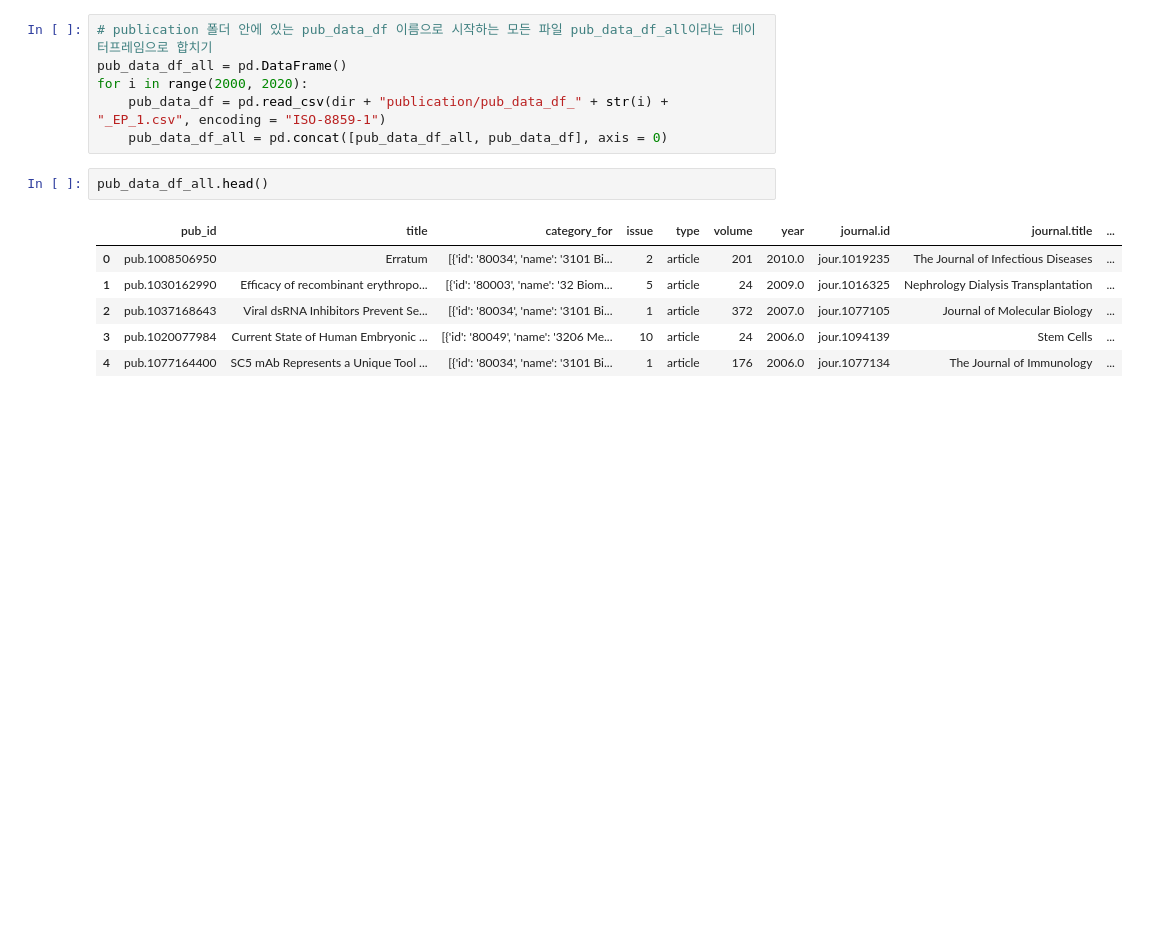
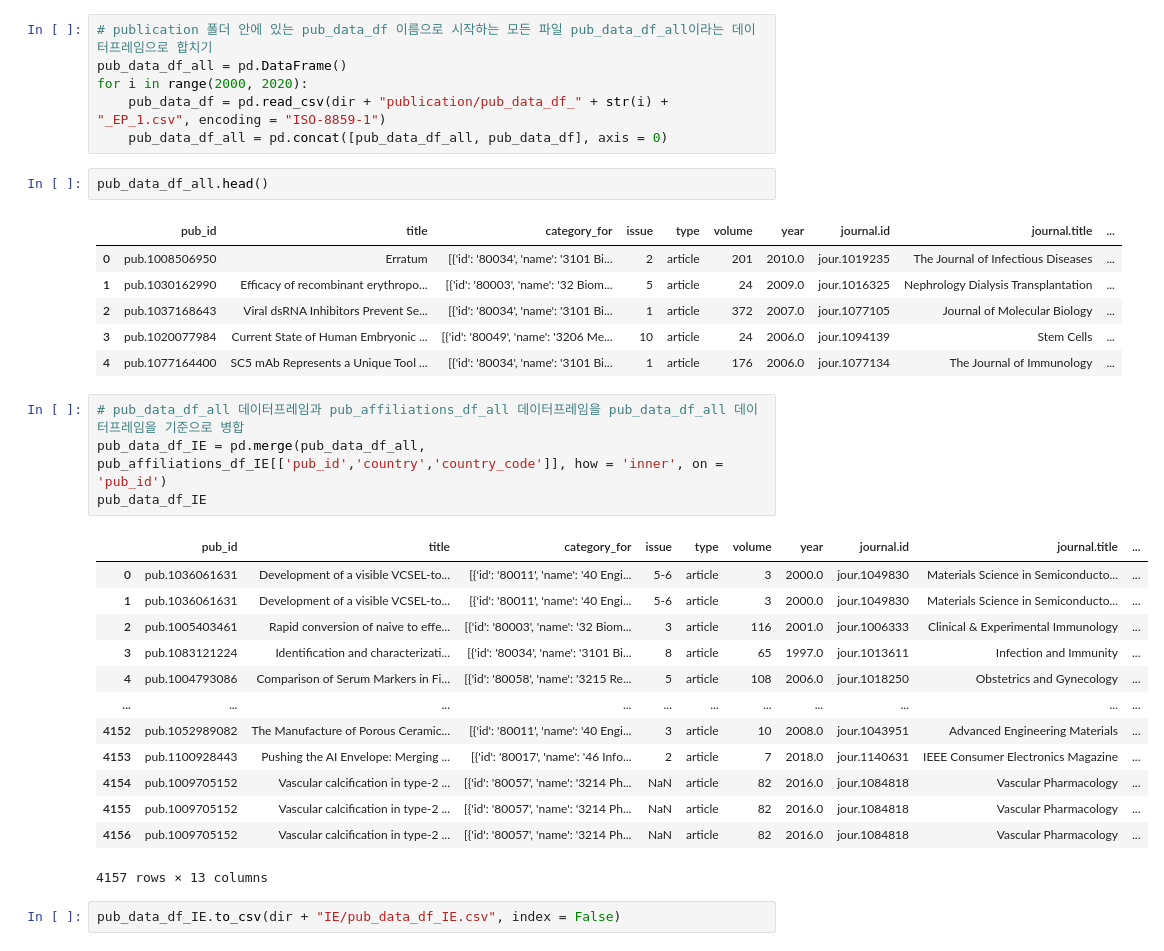
Before and after one commit to awekim/dimensions_data, a Jupyter notebook: Dimensions_IE_extraction.ipynb, the cells around one changed output. Cells and saved outputs as stored; diff of their text form; blank space fills up the shorter version.

```diff
--- a/Dimensions_IE_extraction.ipynb
+++ b/Dimensions_IE_extraction.ipynb
@@ -100,3 +96,23 @@ pub_data_df_all.head()
 | 2 | pub.1037168643 | Viral dsRNA Inhibitors Prevent Se... | [{'id': '80034', 'name': '3101 Bi... | 1 | article | 372 | 2007.0 | jour.1077105 | Journal of Molecular Biology | ... |
 | 3 | pub.1020077984 | Current State of Human Embryonic ... | [{'id': '80049', 'name': '3206 Me... | 10 | article | 24 | 2006.0 | jour.1094139 | Stem Cells | ... |
 | 4 | pub.1077164400 | SC5 mAb Represents a Unique Tool ... | [{'id': '80034', 'name': '3101 Bi... | 1 | article | 176 | 2006.0 | jour.1077134 | The Journal of Immunology | ... |
+# %%
+# pub_data_df_all 데이터프레임과 pub_affiliations_df_all 데이터프레임을 pub_data_df_all 데이터프레임을 기준으로 병합
+pub_data_df_IE = pd.merge(pub_data_df_all, pub_affiliations_df_IE[['pub_id','country','country_code']], how = 'inner', on = 'pub_id')
+pub_data_df_IE
+# %% [output]
+|  | pub_id | title | category_for | issue | type | volume | year | journal.id | journal.title | ... |
+| 0 | pub.1036061631 | Development of a visible VCSEL-to... | [{'id': '80011', 'name': '40 Engi... | 5-6 | article | 3 | 2000.0 | jour.1049830 | Materials Science in Semiconducto... | ... |
+| 1 | pub.1036061631 | Development of a visible VCSEL-to... | [{'id': '80011', 'name': '40 Engi... | 5-6 | article | 3 | 2000.0 | jour.1049830 | Materials Science in Semiconducto... | ... |
+| 2 | pub.1005403461 | Rapid conversion of naive to effe... | [{'id': '80003', 'name': '32 Biom... | 3 | article | 116 | 2001.0 | jour.1006333 | Clinical & Experimental Immunology | ... |
+| 3 | pub.1083121224 | Identification and characterizati... | [{'id': '80034', 'name': '3101 Bi... | 8 | article | 65 | 1997.0 | jour.1013611 | Infection and Immunity | ... |
+| 4 | pub.1004793086 | Comparison of Serum Markers in Fi... | [{'id': '80058', 'name': '3215 Re... | 5 | article | 108 | 2006.0 | jour.1018250 | Obstetrics and Gynecology | ... |
+| ... | ... | ... | ... | ... | ... | ... | ... | ... | ... | ... |
+| 4152 | pub.1052989082 | The Manufacture of Porous Ceramic... | [{'id': '80011', 'name': '40 Engi... | 3 | article | 10 | 2008.0 | jour.1043951 | Advanced Engineering Materials | ... |
+| 4153 | pub.1100928443 | Pushing the AI Envelope: Merging ... | [{'id': '80017', 'name': '46 Info... | 2 | article | 7 | 2018.0 | jour.1140631 | IEEE Consumer Electronics Magazine | ... |
+| 4154 | pub.1009705152 | Vascular calcification in type-2 ... | [{'id': '80057', 'name': '3214 Ph... | NaN | article | 82 | 2016.0 | jour.1084818 | Vascular Pharmacology | ... |
+| 4155 | pub.1009705152 | Vascular calcification in type-2 ... | [{'id': '80057', 'name': '3214 Ph... | NaN | article | 82 | 2016.0 | jour.1084818 | Vascular Pharmacology | ... |
+| 4156 | pub.1009705152 | Vascular calcification in type-2 ... | [{'id': '80057', 'name': '3214 Ph... | NaN | article | 82 | 2016.0 | jour.1084818 | Vascular Pharmacology | ... |
+4157 rows × 13 columns
+# %%
+pub_data_df_IE.to_csv(dir + "IE/pub_data_df_IE.csv", index = False)
```
Also changed, not shown: parts of 17 cells of this notebook.
